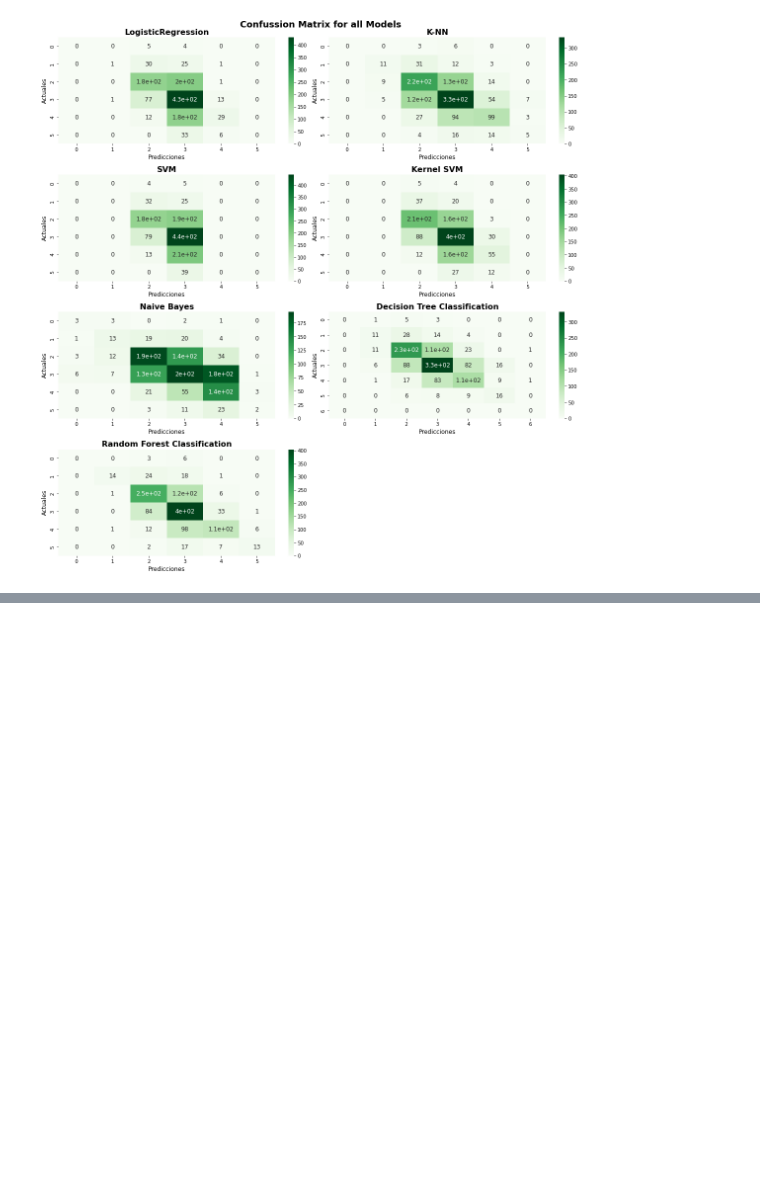
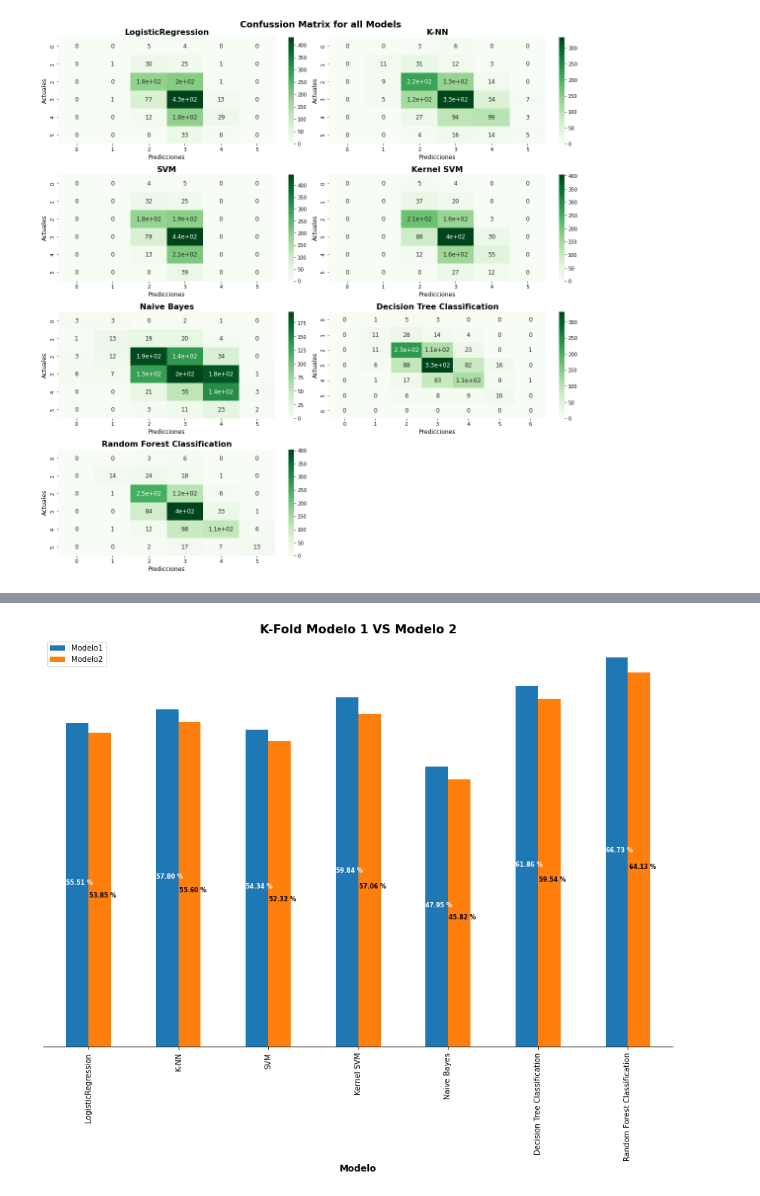
Before and after one commit to luisjba/wine-quality-analisys, a Jupyter notebook: white-wine-analisys.ipynb, the cells around one changed output, grey strips where cells are left out. Cells and saved outputs as stored; diff of their text form; code cells hidden in the pictures; blank space fills up the shorter version.

```diff
--- a/white-wine-analisys.ipynb
+++ b/white-wine-analisys.ipynb
@@ -243,0 +271,16 @@ plt.show()
+# %%
+ax = df_kfold_bars.plot.bar(figsize=(15,10))
+ax.set_title("K-Fold Modelo 1 VS Modelo 2",fontweight='bold', fontsize=16)
+ax.set_xlabel("Modelo",fontweight='bold', fontsize=12)
+ax.set_ylabel("K-Fold Accuracy",fontweight='bold', fontsize=12)
+ax.axes.get_yaxis().set_visible(False)
+for i,v in enumerate(models_keys):
+    value = df_kfold_bars.Modelo1[i]
+    value2 = df_kfold_bars.Modelo2[i]
+    ax.text( i - 0.25, value/2,"{:.2f} %".format(value*100), fontweight='bold', fontsize=8, color='white')
+    ax.text( i + 0.01 , value2/2.1,"{:.2f} %".format(value2*100), fontweight='bold', fontsize=8, color='black')
+for ax_pos in ['right', 'top', 'left']:
+    ax.spines[ax_pos].set_visible(False)
+plt.show()
+# %% [output]
+[figure, added]
```
Also changed, not shown: parts of 3 cells of this notebook.
